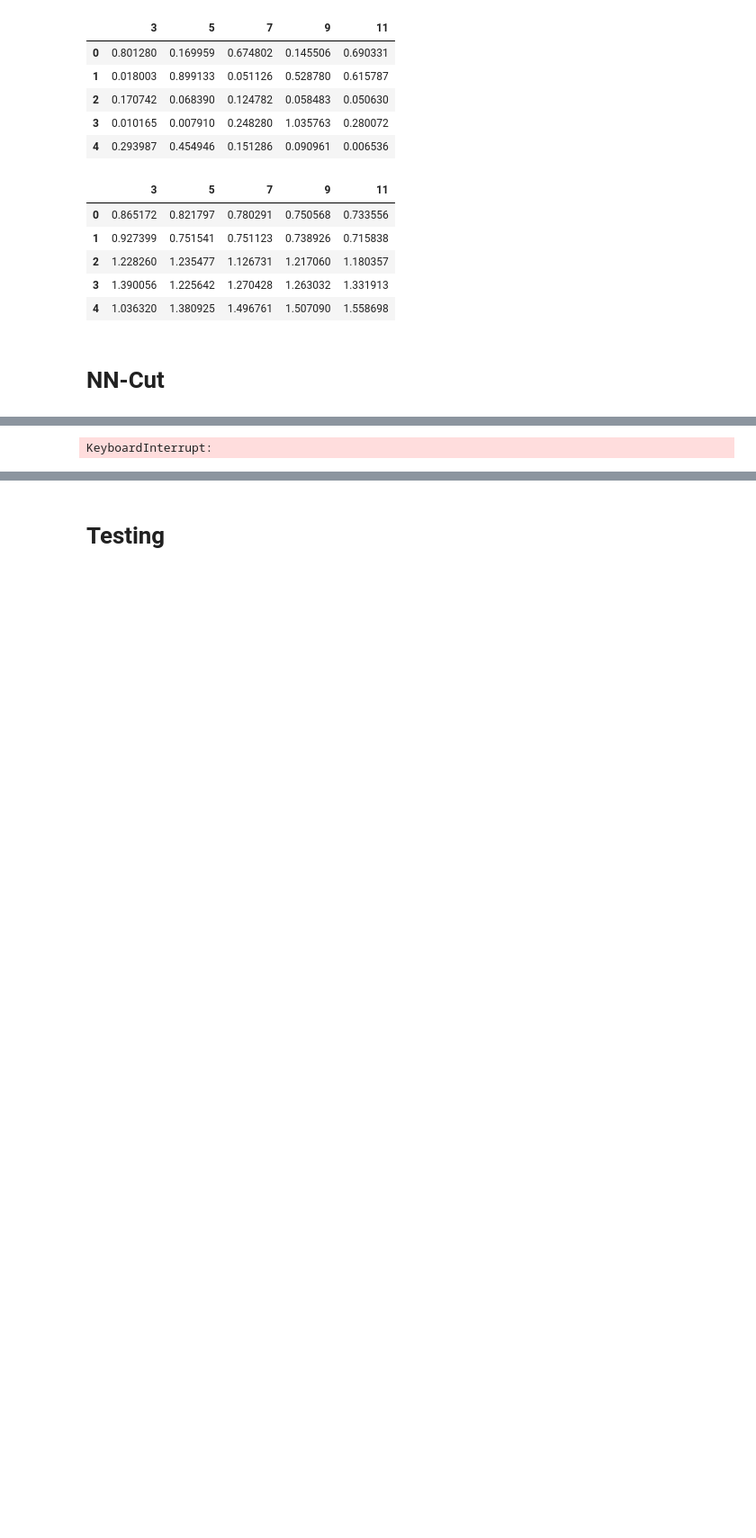
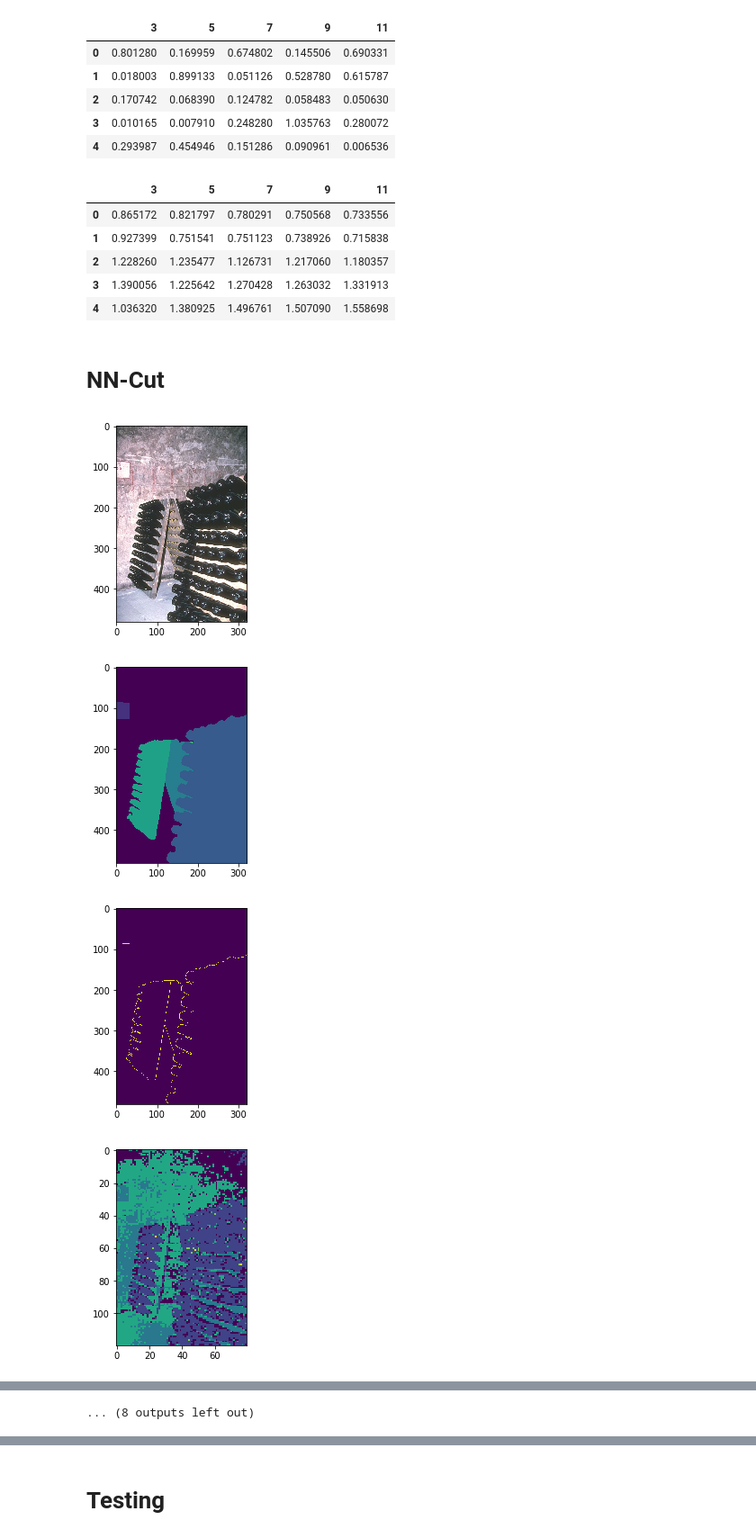
Before and after one commit to kmohab71/Image_Segmentation, a Jupyter notebook: IS.ipynb, the cells around one changed output, grey strips where cells are left out. Shown at 90% size. Cells and saved outputs as stored; diff of their text form; code cells hidden in the pictures; blank space fills up the shorter version.

Commit message:
NN_cut resized working

```diff
--- a/IS.ipynb
+++ b/IS.ipynb
@@ -146,15 +144,20 @@ entropy_score_pd
 # %%
 PicsNum=5
 k=5
 NN_f_measures=[]
 NN_entropy_score=[]
 NN_segmentation_pred=[]
 for i in range(PicsNum):
-    NN_y_pred=NN_cut(images_list[i], k)
-    NN_y_true=segmentation_Gt[i].reshape(segmentation_Gt[i].shape[0]*segmentation_Gt[i].shape[1])
+    NN_y_pred=NN_cut(images_list[i], 6)
+    resize_GT = cv.resize(segmentation_Gt[i],None,fx=.25, fy=.25, interpolation = cv.INTER_CUBIC)
+    NN_y_true=resize_GT.reshape(resize_GT.shape[0]*resize_GT.shape[1])
     NN_F_measure_score, NN_conditional_entropy_score= evaluate(NN_y_pred, NN_y_true)
     NN_f_measures.append(np.sum(NN_F_measure_score))
     NN_entropy_score.append(np.sum(NN_conditional_entropy_score))
-    NN_segmentation_pred.append(NN_y_pred.reshape(segmentation_Gt[i].shape[0],segmentation_Gt[i].shape[1]))
+    NN_segmentation_pred.append(NN_y_pred.reshape(resize_GT.shape[0],resize_GT.shape[1]))
     visualize(images_list[i],segmentation_Gt[i],boundries[i],NN_segmentation_pred[i],i)
 # %% [output]
+[figure, added]
+[figure, added]
+[figure, added]
+[figure, added]
@@ -161,4 +172,4 @@ for i in range(PicsNum):
-KeyboardInterrupt:
+... (8 outputs left out)
 # %%
 NN_f_measures_pd= pd.DataFrame(data=NN_f_measures, columns=[5])
 NN_entropy_score_pd= pd.DataFrame(data=NN_entropy_score, columns=[5])
```
Also changed, not shown: parts of 5 cells of this notebook, 20 other files.
